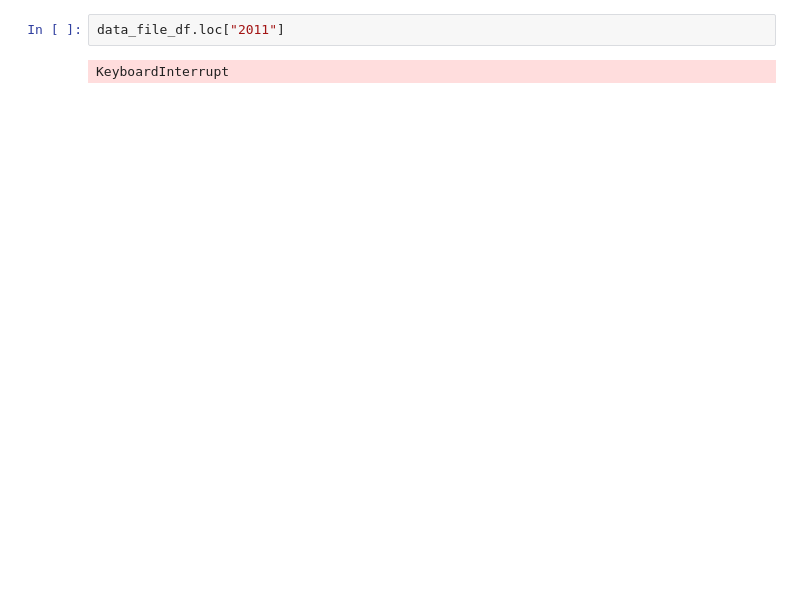
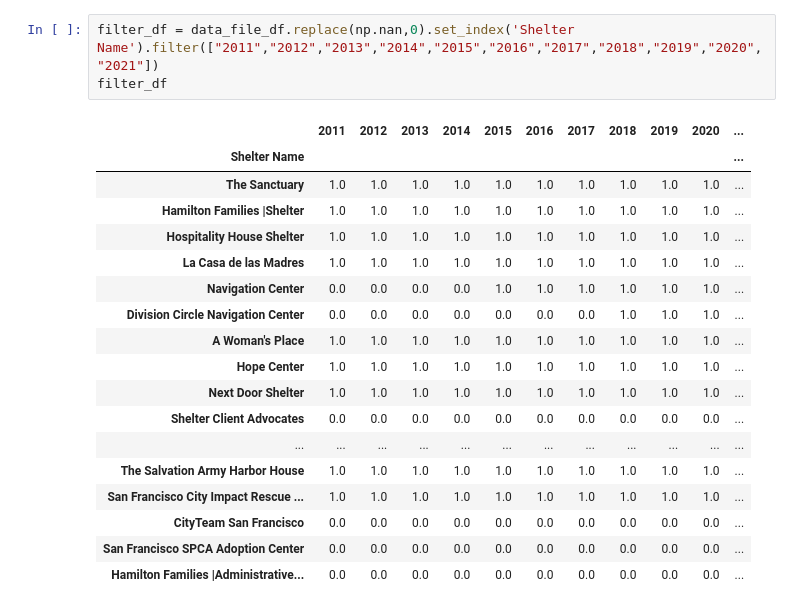
Before and after one commit to scbigler/Project1, a Jupyter notebook: Shelter_year.ipynb, the cells around one changed output. Drawn from its saved outputs; the diff is of its cells as text; blank space fills up the shorter version.

```diff
--- a/Shelter_year.ipynb
+++ b/Shelter_year.ipynb
@@ -12,7 +14,25 @@ data_file_df.head()
 | 3 | 4 | La Casa de las Madres | 1976.0 | NaN | NaN | NaN | NaN | NaN | NaN | NaN | ... |
 | 4 | 5 | Navigation Center | 2015.0 | 939.0 | NaN | NaN | NaN | NaN | NaN | NaN | ... |
 5 rows × 61 columns
-# %%
-data_file_df.loc["2011"]
-# %% [output]
-KeyboardInterrupt
+# %%
+filter_df = data_file_df.replace(np.nan,0).set_index('Shelter Name').filter(["2011","2012","2013","2014","2015","2016","2017","2018","2019","2020","2021"])
+filter_df
+# %% [output]
+|  | 2011 | 2012 | 2013 | 2014 | 2015 | 2016 | 2017 | 2018 | 2019 | 2020 | ... |
+| Shelter Name |  |  |  |  |  |  |  |  |  |  | ... |
+| The Sanctuary | 1.0 | 1.0 | 1.0 | 1.0 | 1.0 | 1.0 | 1.0 | 1.0 | 1.0 | 1.0 | ... |
+| Hamilton Families |Shelter | 1.0 | 1.0 | 1.0 | 1.0 | 1.0 | 1.0 | 1.0 | 1.0 | 1.0 | 1.0 | ... |
+| Hospitality House Shelter | 1.0 | 1.0 | 1.0 | 1.0 | 1.0 | 1.0 | 1.0 | 1.0 | 1.0 | 1.0 | ... |
+| La Casa de las Madres | 1.0 | 1.0 | 1.0 | 1.0 | 1.0 | 1.0 | 1.0 | 1.0 | 1.0 | 1.0 | ... |
+| Navigation Center | 0.0 | 0.0 | 0.0 | 0.0 | 1.0 | 1.0 | 1.0 | 1.0 | 1.0 | 1.0 | ... |
+| Division Circle Navigation Center | 0.0 | 0.0 | 0.0 | 0.0 | 0.0 | 0.0 | 0.0 | 1.0 | 1.0 | 1.0 | ... |
+| A Woman's Place | 1.0 | 1.0 | 1.0 | 1.0 | 1.0 | 1.0 | 1.0 | 1.0 | 1.0 | 1.0 | ... |
+| Hope Center | 1.0 | 1.0 | 1.0 | 1.0 | 1.0 | 1.0 | 1.0 | 1.0 | 1.0 | 1.0 | ... |
+| Next Door Shelter | 1.0 | 1.0 | 1.0 | 1.0 | 1.0 | 1.0 | 1.0 | 1.0 | 1.0 | 1.0 | ... |
+| Shelter Client Advocates | 0.0 | 0.0 | 0.0 | 0.0 | 0.0 | 0.0 | 0.0 | 0.0 | 0.0 | 0.0 | ... |
+| ... | ... | ... | ... | ... | ... | ... | ... | ... | ... | ... | ... |
+| The Salvation Army Harbor House | 1.0 | 1.0 | 1.0 | 1.0 | 1.0 | 1.0 | 1.0 | 1.0 | 1.0 | 1.0 | ... |
+| San Francisco City Impact Rescue ... | 1.0 | 1.0 | 1.0 | 1.0 | 1.0 | 1.0 | 1.0 | 1.0 | 1.0 | 1.0 | ... |
+| CityTeam San Francisco | 0.0 | 0.0 | 0.0 | 0.0 | 0.0 | 0.0 | 0.0 | 0.0 | 0.0 | 0.0 | ... |
+| San Francisco SPCA Adoption Center | 0.0 | 0.0 | 0.0 | 0.0 | 0.0 | 0.0 | 0.0 | 0.0 | 0.0 | 0.0 | ... |
+| Hamilton Families |Administrative... | 0.0 | 0.0 | 0.0 | 0.0 | 0.0 | 0.0 | 0.0 | 0.0 | 0.0 | 0.0 | ... |
```
Also changed, not shown: parts of 9 cells of this notebook, 3 other files.
